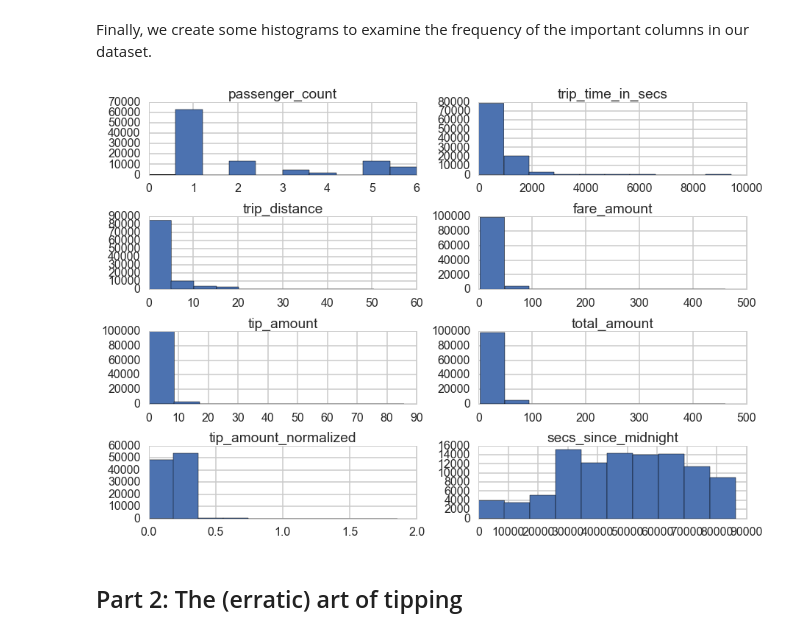
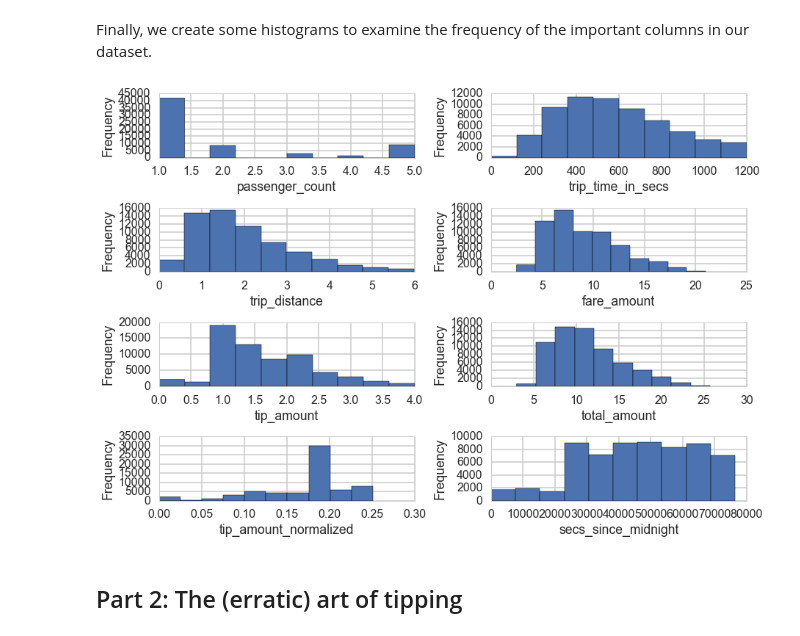
Before and after one commit to AOrlov8957/CS109FinalProject, a Jupyter notebook: data/Data Exploration - Hugh.ipynb, the cells around one changed output. Drawn from its saved outputs; the diff is of its cells as text; code cells hidden in the pictures.

```diff
--- a/data/Data Exploration - Hugh.ipynb
+++ b/data/Data Exploration - Hugh.ipynb
@@ -165,0 +170,15 @@ plt.axhline(0, color='k')
+# %%
+# plt.hist(merged2013dffull.payment_idx, bins=np.arange(0,4,1))
+# plt.xticks([0, 1, 2])
+# plt.axhline(0, color='k')
+# plt.title('Payment Counts')
+# plt.ylabel('Number of Trips')
+# plt.xlabel('Pa')
+payment_counts = merged2013dffull.groupby(['payment_type'])['medallion'].count()
+#merged2013df.groupby(['hours_since_midnight'])['tip_amount_normalized'].mean()
+#merged2013df.groupby('hours_since_midnight')['tip_amount_normalized'].head()
+ax = payment_counts.plot(kind='bar', x='payment_type', y='medallion', alpha=.6)
+ax.set_xlabel("Payment Type")
+ax.set_ylabel("Number of Rides")
+ax.grid(False)
+ax.set_title('Number of Rides Paying Cash vs. Credit')
@@ -165,0 +188,8 @@ plt.axhline(0, color='k')
+# %%
+# So what is the tip distribution like?
+# merged2013df[merged2013df.tip_amount != 0].tip_amount_normalized.describe()
+#We only want credit card transactions
+merged2013df = merged2013dffull[merged2013dffull['payment_type'] == 'CRD']
+print merged2013df.shape
+
+#merged2013df.payment_idx
@@ -166,9 +198,4 @@ plt.axhline(0, color='k')
 # %%
-# Eliminate high tip outliers
-merged2013df = merged2013df[merged2013df.tip_amount_normalized < 2.]
-merged2013df = merged2013df.reset_index(drop=True)
-print merged2013df.shape
-
 # So what is the tip distribution like?
-merged2013df[merged2013df.tip_amount != 0].tip_amount_normalized.describe()
+merged2013df.tip_amount_normalized.describe()
 # %% [output]
@@ -194,3 +231,4 @@ def seconds_since_midnight(d):
     return ddelta.total_seconds()
 
 merged2013df['secs_since_midnight'] = merged2013df.pickup_datetime.apply(seconds_since_midnight)
+merged2013df['hours_since_midnight'] = merged2013df.secs_since_midnight/3600
@@ -286,24 +333,26 @@ Finally, we create some histograms to examine the frequency of the important col
 # %%
 import itertools
 hist_columns = ['passenger_count','trip_time_in_secs', 'trip_distance','fare_amount', \
                 'tip_amount', 'total_amount', 'tip_amount_normalized', 'secs_since_midnight']
 fig, ax_lst = plt.subplots(4, 2)
 axes = itertools.chain.from_iterable(ax_lst)
 
-card_df = merged2013df[merged2013df['payment_idx'] == 1]
-no_outliers_df = card_df
-quantiles = card_df.quantile(.90)
+quantiles = merged2013df.quantile(.90)
 for column in hist_columns:
-    no_outliers_df = no_outliers_df[no_outliers_df[column] <= quantiles[column]]
+    merged2013df = merged2013df[merged2013df[column] <= quantiles[column]]
 
 for column in hist_columns:
     ax = next(axes)
-    ax.hist(card_df[column].values)
-    ax.set_title(column)
+    ax.hist(merged2013df[column].values)
+    #ax.set_title("Histogram")
+    ax.set_xlabel(column)
+    ax.set_ylabel('Frequency')
+    ax.legend()
+
 fig.tight_layout()
 plt.show()
 # %% [output]
-[figure, old version]
+[figure, new version]
 # %% [markdown]
 ## Part 2: The (erratic) art of tipping
 # %% [markdown]
```
Also changed, not shown: parts of 49 cells of this notebook.
